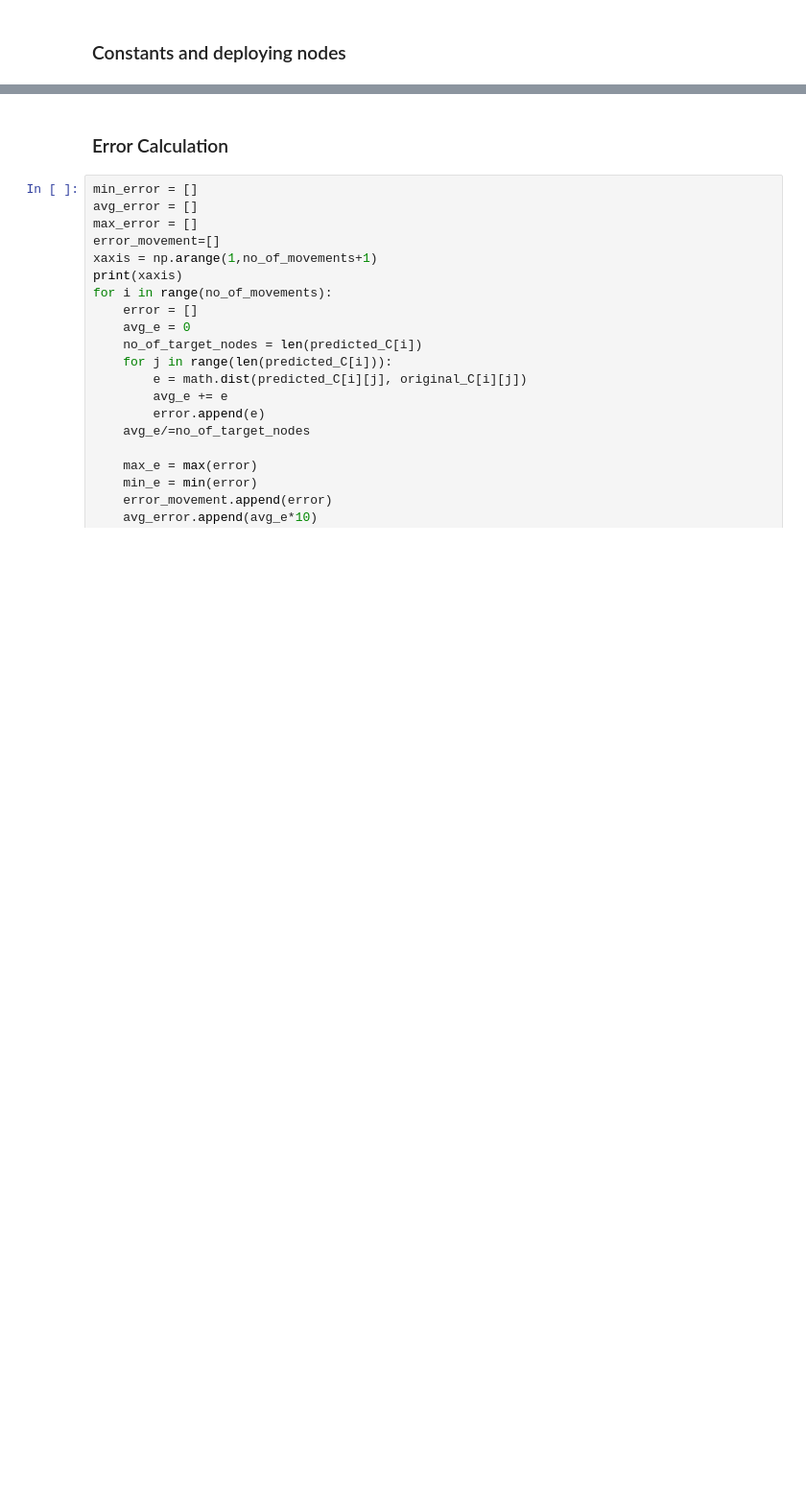
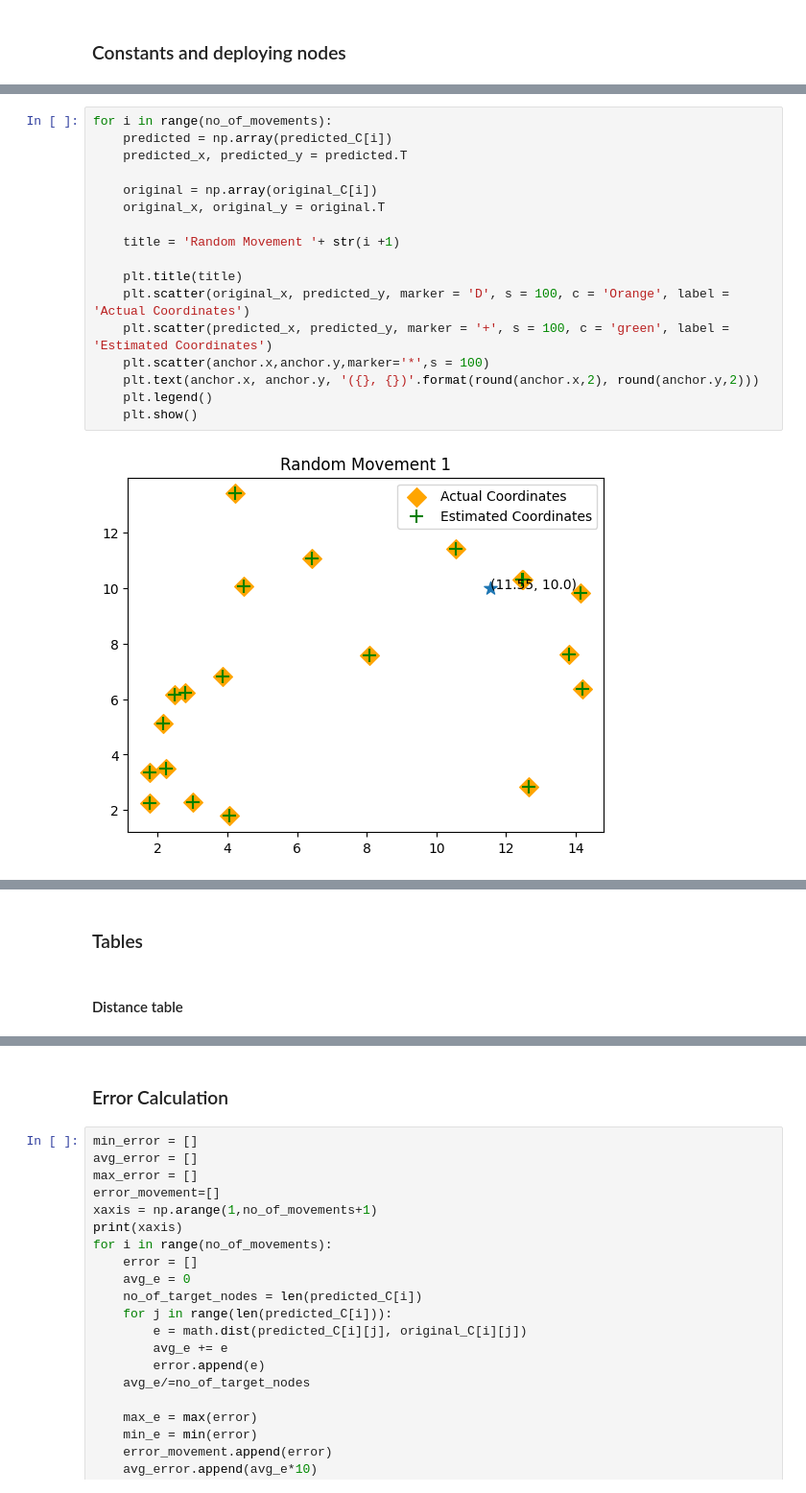
Before and after one commit to Ajay-Baghel/IOT-project, a Jupyter notebook: Localization_using_NMRA.ipynb, the cells around one changed output, grey strips where cells are left out. Shown at 96% size. Saved outputs shown, nothing was run; the diff lists cells and outputs as text; blank space fills up the shorter version.

```diff
--- a/Localization_using_NMRA.ipynb
+++ b/Localization_using_NMRA.ipynb
@@ -273,0 +267,19 @@ for i in range(no_of_movements):
+# %%
+for i in range(no_of_movements):
+    predicted = np.array(predicted_C[i])
+    predicted_x, predicted_y = predicted.T
+
+    original = np.array(original_C[i])
+    original_x, original_y = original.T
+
+    title = 'Random Movement '+ str(i +1)
+
+    plt.title(title)
+    plt.scatter(original_x, predicted_y, marker = 'D', s = 100, c = 'Orange', label = 'Actual Coordinates')
+    plt.scatter(predicted_x, predicted_y, marker = '+', s = 100, c = 'green', label = 'Estimated Coordinates')
+    plt.scatter(anchor.x,anchor.y,marker='*',s = 100)
+    plt.text(anchor.x, anchor.y, '({}, {})'.format(round(anchor.x,2), round(anchor.y,2)))
+    plt.legend()
+    plt.show()
+# %% [output]
+[figure, added]
@@ -273,0 +295,4 @@ for i in range(no_of_movements):
+# %% [markdown]
+### Tables
+# %% [markdown]
+#### Distance table
```
Also changed, not shown: parts of 21 cells of this notebook, 18 other files.
